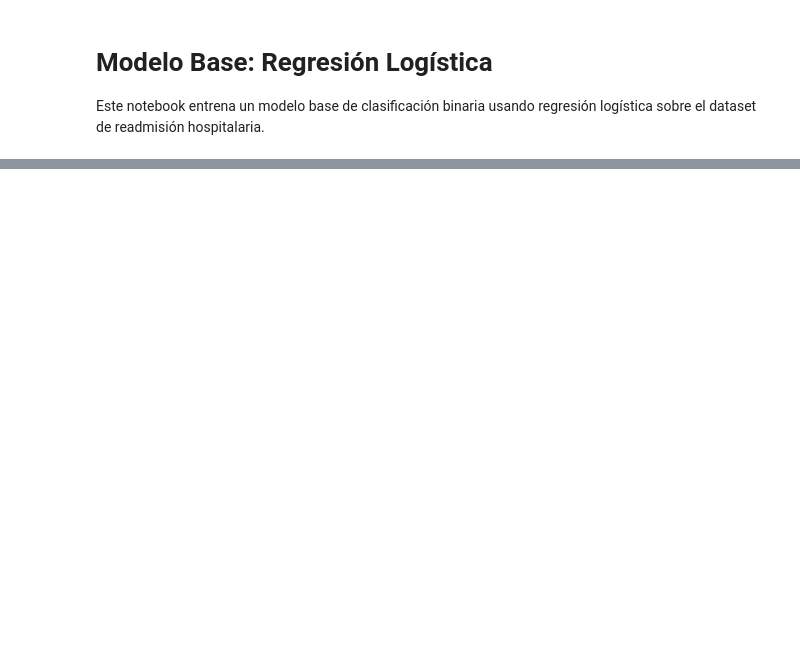
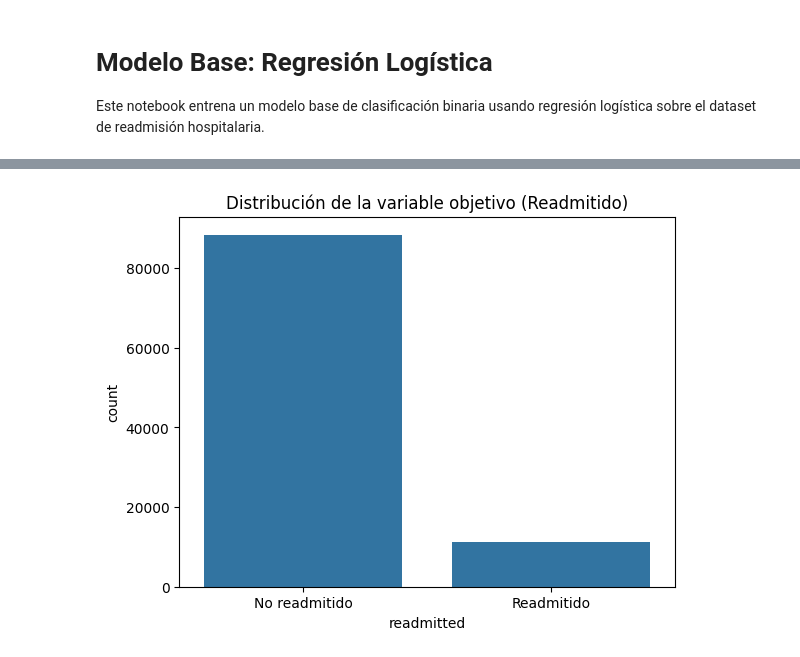
Before and after one commit to solivare/DeepNeuralNetworkUSS, a Jupyter notebook: Projects/HospitalReadmission/notebooks/ModeloBase.ipynb, the cells around one changed output, grey strips where cells are left out. Drawn from its saved outputs; the diff is of its cells as text; code cells hidden in the pictures; blank space fills up the shorter version.

```diff
--- a/Projects/HospitalReadmission/notebooks/ModeloBase.ipynb
+++ b/Projects/HospitalReadmission/notebooks/ModeloBase.ipynb
@@ -103,0 +212,10 @@ print("Accuracies individuales:", cv_scores)
+# %%
+import seaborn as sns
+import matplotlib.pyplot as plt
+
+sns.countplot(x=y)
+plt.title("Distribución de la variable objetivo (Readmitido)")
+plt.xticks([0, 1], ["No readmitido", "Readmitido"])
+plt.show()
+# %% [output]
+[figure, added]
```
Also changed, not shown: parts of 23 cells of this notebook.
